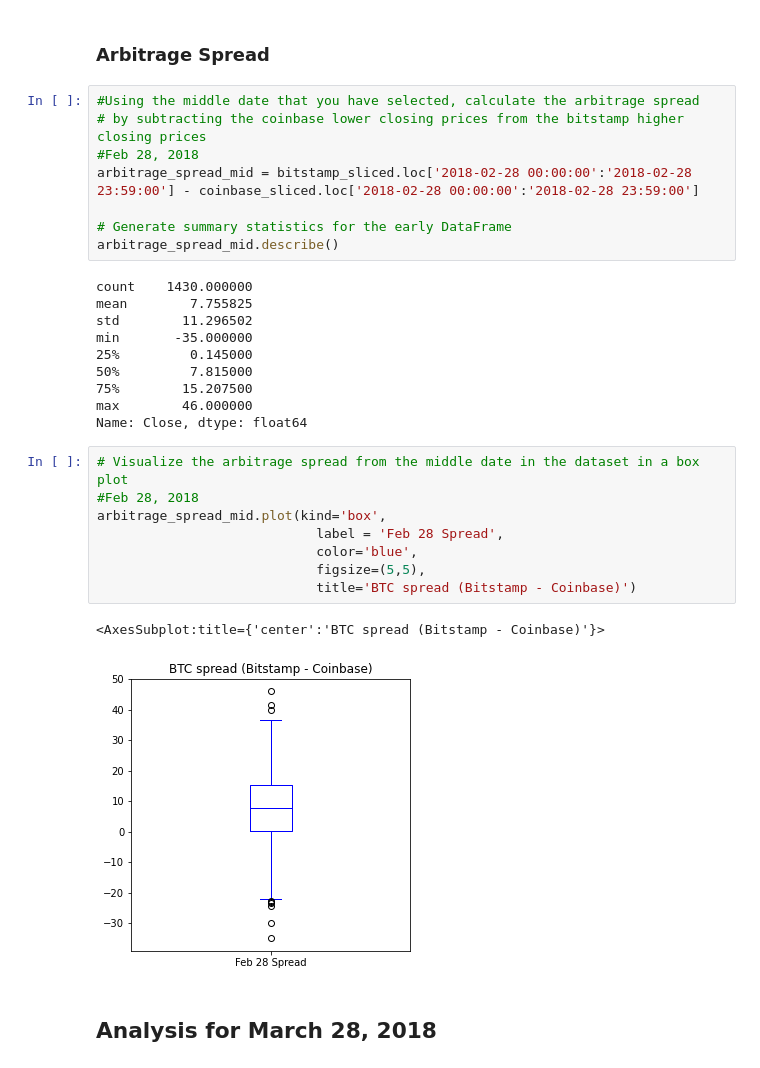
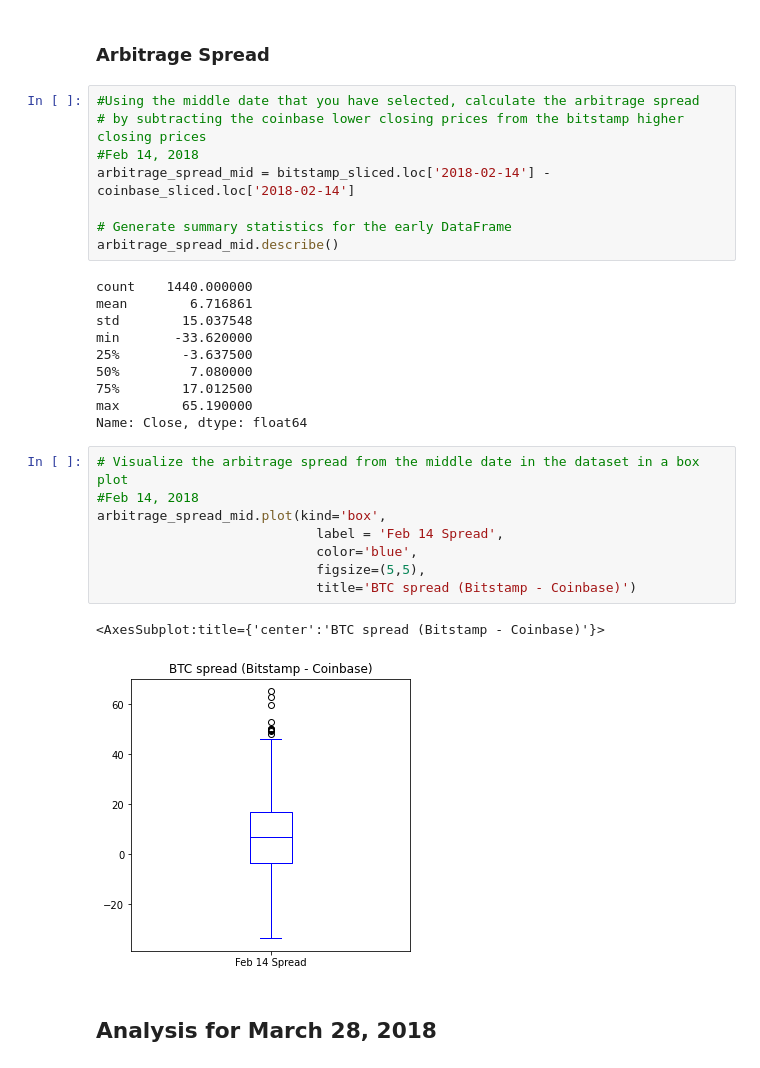
Before and after one commit to johngru/bitcoin_arbitrage_analysis, a Jupyter notebook: crypto_arbitrage.ipynb, the cells around one changed output. Saved outputs shown, nothing was run; the diff lists cells and outputs as text.

```diff
--- a/crypto_arbitrage.ipynb
+++ b/crypto_arbitrage.ipynb
@@ -565,32 +569,32 @@ Name: Close, dtype: float64
 # %%
 #Using the middle date that you have selected, calculate the arbitrage spread
 # by subtracting the coinbase lower closing prices from the bitstamp higher closing prices
-#Feb 28, 2018
-arbitrage_spread_mid = bitstamp_sliced.loc['2018-02-28 00:00:00':'2018-02-28 23:59:00'] - coinbase_sliced.loc['2018-02-28 00:00:00':'2018-02-28 23:59:00']
+#Feb 14, 2018
+arbitrage_spread_mid = bitstamp_sliced.loc['2018-02-14'] - coinbase_sliced.loc['2018-02-14']
 
 # Generate summary statistics for the early DataFrame
 arbitrage_spread_mid.describe()
 # %% [output]
-count    1430.000000
-mean        7.755825
-std        11.296502
-min       -35.000000
-25%         0.145000
-50%         7.815000
-75%        15.207500
-max        46.000000
+count    1440.000000
+mean        6.716861
+std        15.037548
+min       -33.620000
+25%        -3.637500
+50%         7.080000
+75%        17.012500
+max        65.190000
 Name: Close, dtype: float64
 # %%
 # Visualize the arbitrage spread from the middle date in the dataset in a box plot
-#Feb 28, 2018
+#Feb 14, 2018
 arbitrage_spread_mid.plot(kind='box',
-                            label = 'Feb 28 Spread',
+                            label = 'Feb 14 Spread',
                             color='blue',
                             figsize=(5,5),
                             title='BTC spread (Bitstamp - Coinbase)')
 # %% [output]
 <AxesSubplot:title={'center':'BTC spread (Bitstamp - Coinbase)'}>
-[figure, old version]
+[figure, new version]
 # %% [markdown]
 ## Analysis for March 28, 2018
 # %% [markdown]
```
Also changed, not shown: parts of 60 cells of this notebook, 2 other files.
